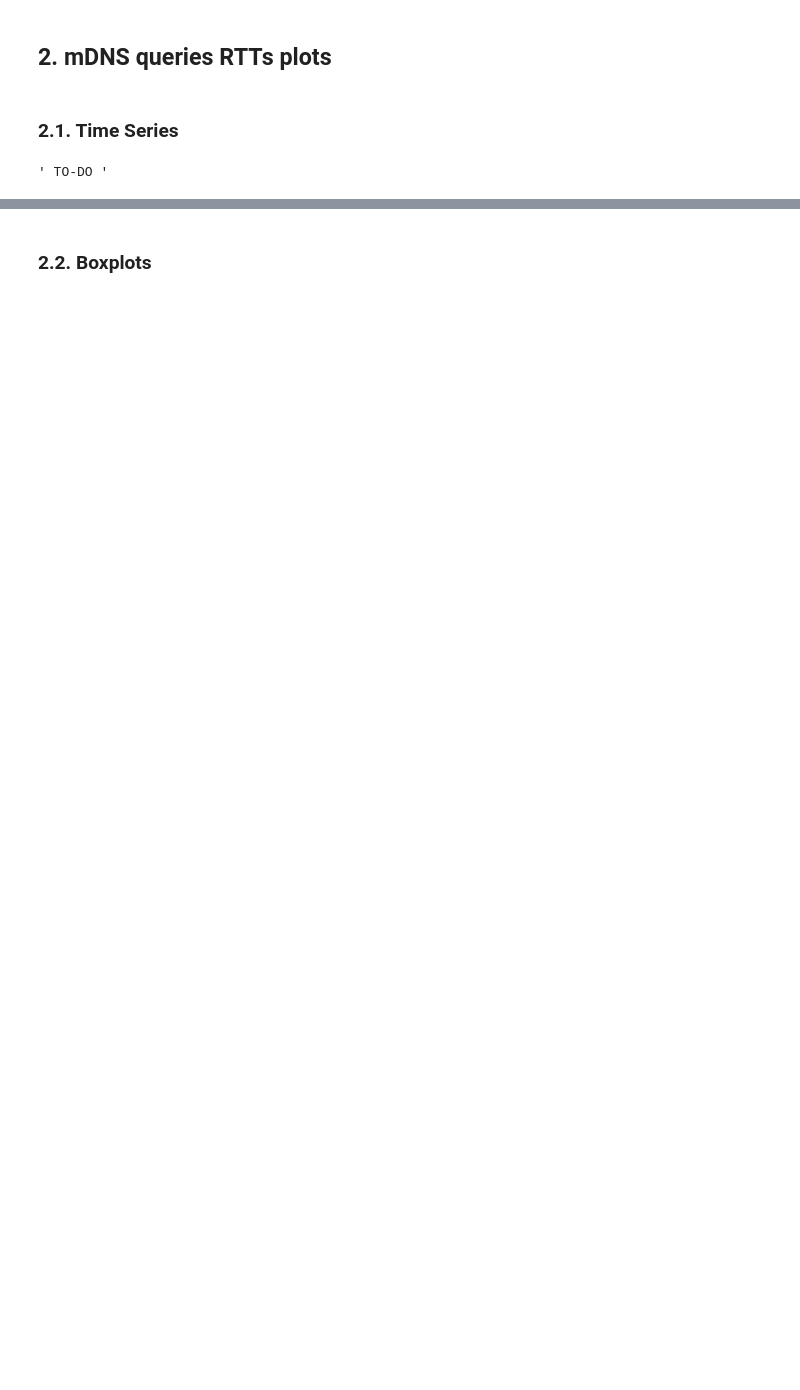
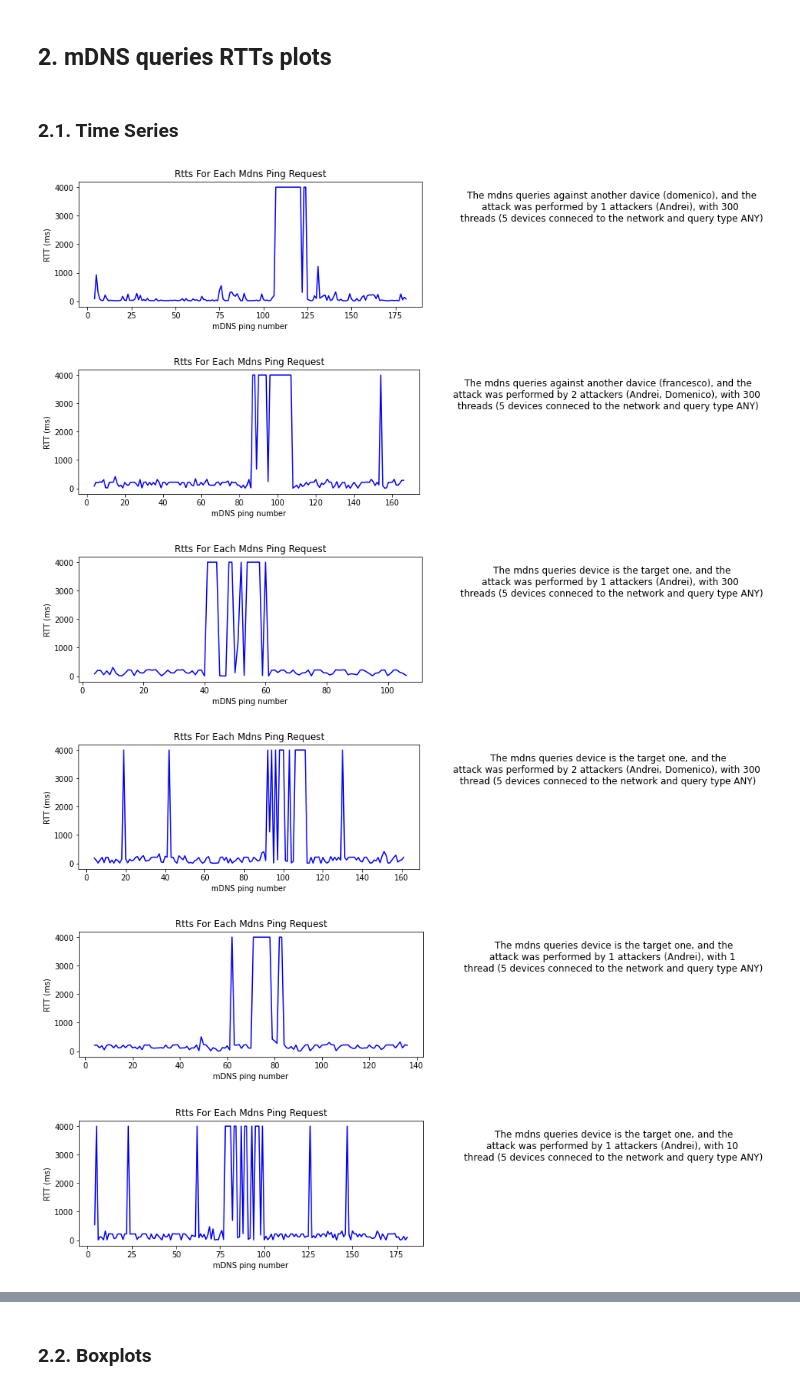
Before and after one commit to aiman-al-masoud/mdns-security, a Jupyter notebook: analysis/main.ipynb, the cells around one changed output, grey strips where cells are left out. Cells and saved outputs as stored; diff of their text form; code cells hidden in the pictures; blank space fills up the shorter version.

Commit message:
plot mdns ping

```diff
--- a/analysis/main.ipynb
+++ b/analysis/main.ipynb
@@ -53,8 +50,13 @@ plot_boxplot2("./data/ping/")
 # %%
 """ Time series showing for each mDNS ping request its RTT (for each attack performed) """
 
 """ TO-DO """
-#for filename in os.listdir("./data/mdns"):
-#    plot_RTT_per_ping("./data/mdns/"+filename)
+for filename in os.listdir("./data/mdns"):
+    plot_RTT_per_ping("./data/mdns/"+filename, mdns=True)
 # %% [output]
-' TO-DO '
+[figure, added]
+[figure, added]
+[figure, added]
+[figure, added]
+[figure, added]
+[figure, added]
```
Also changed, not shown: parts of 6 cells of this notebook, 11 other files.
